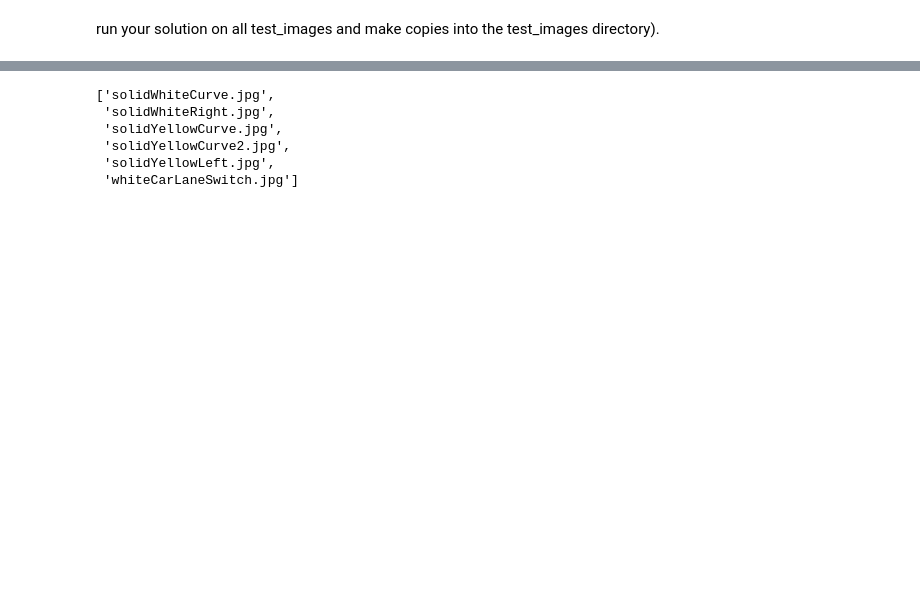
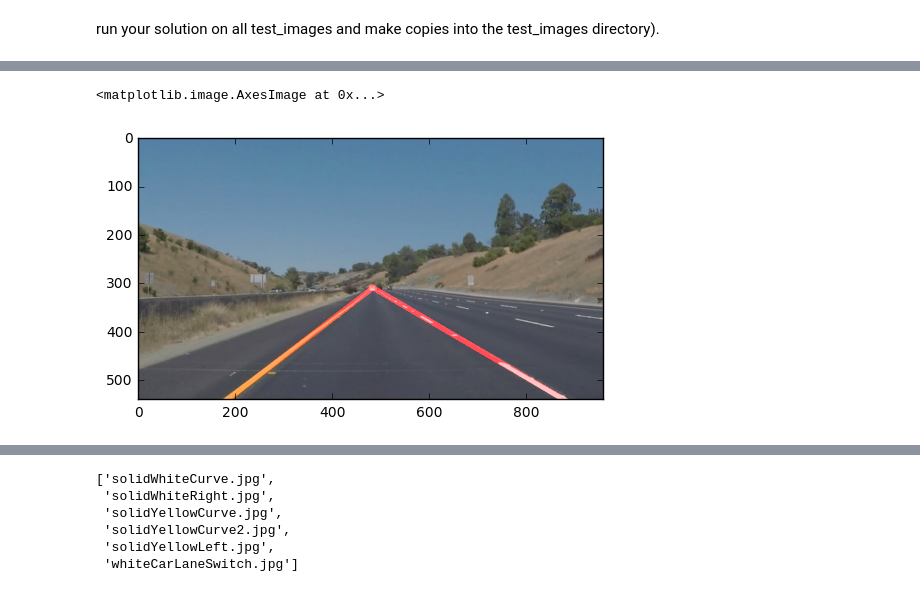
Before and after one commit to AeroGeekDean/CarND-LaneLines-P1, a Jupyter notebook: P1.ipynb, the cells around one changed output, grey strips where cells are left out. Saved outputs shown, nothing was run; the diff lists cells and outputs as text; code cells hidden in the pictures; blank space fills up the shorter version.

```diff
--- a/P1.ipynb
+++ b/P1.ipynb
@@ -303,2 +305,7 @@ def find_lane_lines(img, plot_img=False):
 
     return final_img
+# %%
+%time
+output_img = find_lane_lines(image)
+plt.imshow(output_img)
+# %% [output]
@@ -305 +314,3 @@ def find_lane_lines(img, plot_img=False):
+<matplotlib.image.AxesImage at 0x...>
+[figure, added]
 # %%
```
Also changed, not shown: parts of 11 cells of this notebook, 3 other files.
